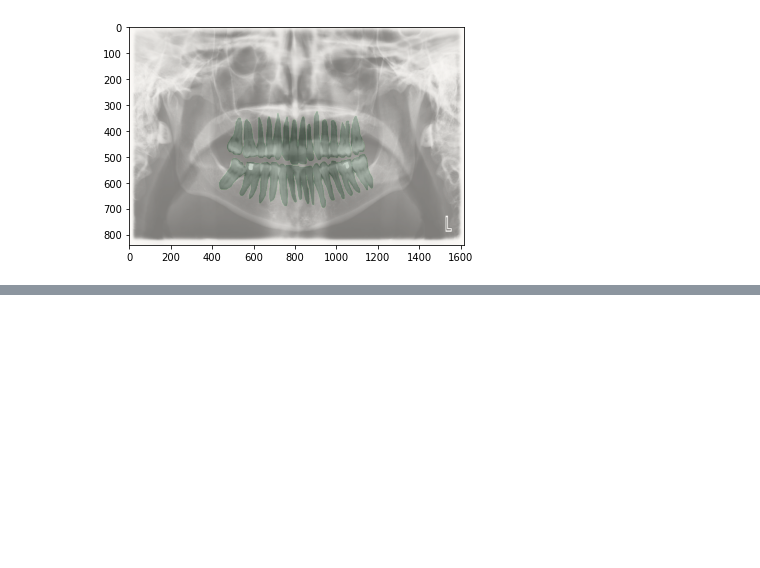
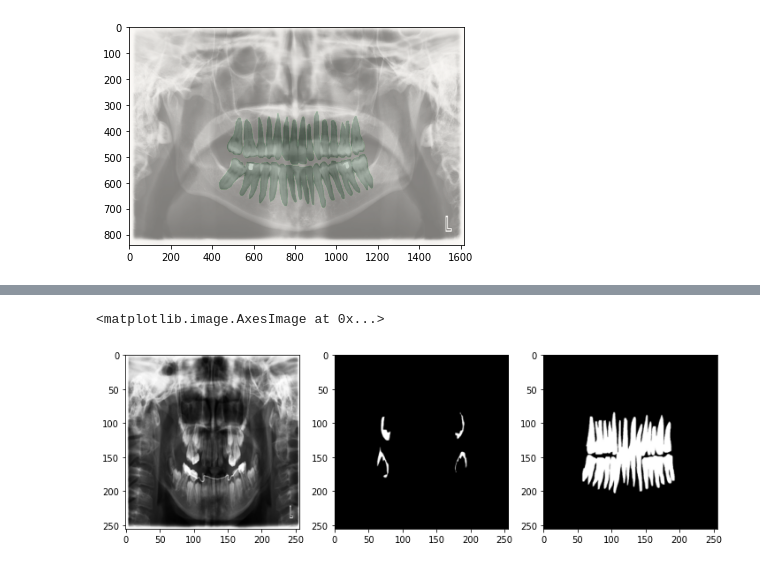
Before and after one commit to dmunger27/dental-xray-segmentation, a Jupyter notebook: Data_Preprocessing_and_Exploration.ipynb, the cells around one changed output, grey strips where cells are left out. Drawn from its saved outputs; the diff is of its cells as text; code cells hidden in the pictures; blank space fills up the shorter version.

```diff
--- a/Data_Preprocessing_and_Exploration.ipynb
+++ b/Data_Preprocessing_and_Exploration.ipynb
@@ -121,0 +162,20 @@ for i in range(len(teeth)):
+# %%
+# Resize all images to 256x256
+def resize_images(image_list):
+  imgs = [PIL.Image.open(i) for i in image_list]
+  new_imgs = [i.resize((256, 256)) for i in imgs]
+  return new_imgs
+# Apply resize function
+resized_original = resize_images(originals)
+resized_abnormalities = resize_images(abnormalities)
+resized_teeth = resize_images(teeth)
+# %%
+random.seed(27)
+# Print sample of resized images
+fig, axes = plt.subplots(1, 3, figsize=(12, 8))
+axes[0].imshow(random.sample(resized_original, 1)[0], cmap='gray')
+axes[1].imshow(random.sample(resized_abnormalities, 1)[0], cmap='gray')
+axes[2].imshow(random.sample(resized_teeth, 1)[0], cmap='gray')
+# %% [output]
+<matplotlib.image.AxesImage at 0x...>
+[figure, added]
```
Also changed, not shown: parts of 10 cells of this notebook.
